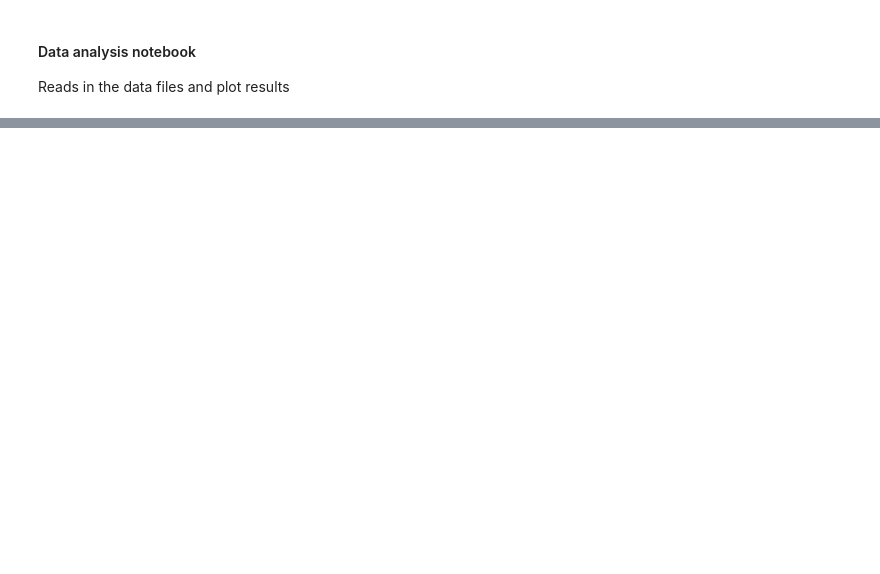
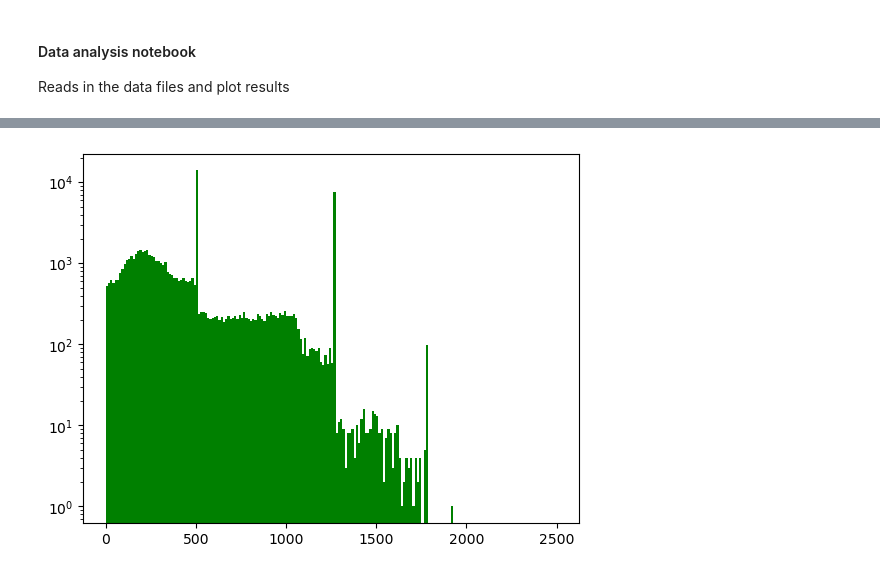
Before and after one commit to acolijn/G4XamsSim, a Jupyter notebook: analysis/analysis.ipynb, the cells around one changed output, grey strips where cells are left out. Drawn from its saved outputs; the diff is of its cells as text; code cells hidden in the pictures; blank space fills up the shorter version.

```diff
--- a/analysis/analysis.ipynb
+++ b/analysis/analysis.ipynb
@@ -56,0 +57,5 @@ Text(0, 0.5, 'z (mm)')
+# %%
+h = plt.hist(std.data['edet'][:,lxe], bins=200, range=(0, 2500))
+plt.yscale('log')
+# %% [output]
+[figure, added]
```
Also changed, not shown: parts of 7 cells of this notebook, 5 other files.
